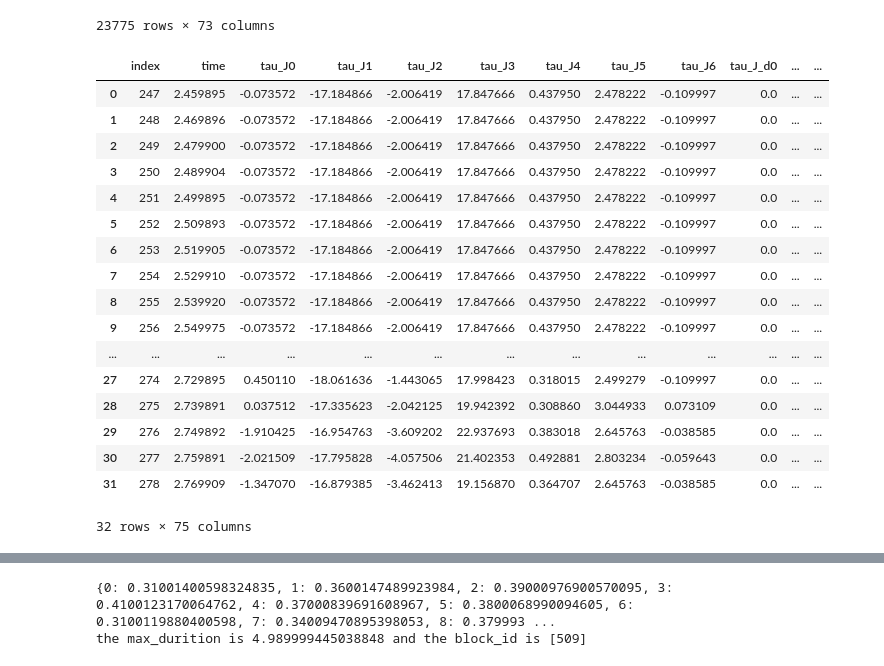
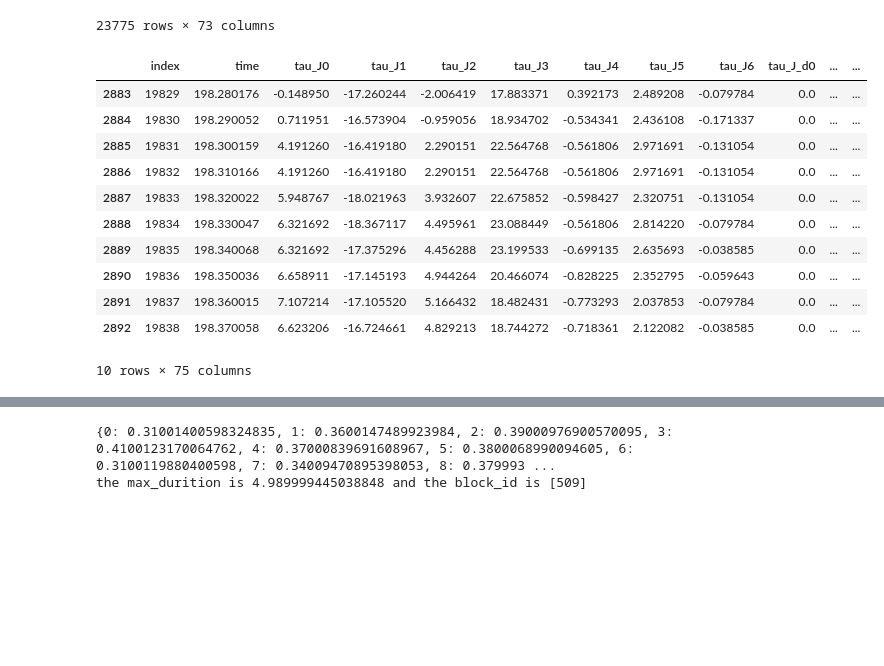
Before and after one commit to MindLabZHAW/tactileGestureDetection, a Jupyter notebook: Spectro_classify.ipynb, the cells around one changed output, grey strips where cells are left out. Cells and saved outputs as stored; diff of their text form; code cells hidden in the pictures; blank space fills up the shorter version.

```diff
--- a/Spectro_classify.ipynb
+++ b/Spectro_classify.ipynb
@@ -30,36 +30,31 @@ labeled_data
 # %%
 #验证 数据块分类是否正确代码
 labeled_data = pd.read_csv("DATA/tactile_dataset.csv")
 # labeled_data
 # labeled_data.columns.tolist()
 # # label_0_data = labeled_data[labeled_data['label'] == 1]
 # # print(label_0_data.head())
 
 # 只筛选出 touch_type 为 'ST' 的数据
-st_data = labeled_data[labeled_data['touch_type'] == 'DT' ]
-st_data[st_data['block_id']==0]
+st_data = labeled_data[labeled_data['touch_type'] == 'ST' ]
+# st_data
+st_data[st_data['block_id']==100]
 # 计算每个 (block_id, touch_type) 组合的出现次数
 # st_label_counts = st_data.groupby(['block_id', 'touch_type']).size()
 # st_label_counts
 # 计算每个 (block_id, touch_type) 组合的出现次数
 # label_counts = labeled_data.groupby(['block_id','touch_type']).size()
 # label_counts
 # %% [output]
 |  | index | time | tau_J0 | tau_J1 | tau_J2 | tau_J3 | tau_J4 | tau_J5 | tau_J6 | tau_J_d0 | ... | ... |
-| 0 | 247 | 2.459895 | -0.073572 | -17.184866 | -2.006419 | 17.847666 | 0.437950 | 2.478222 | -0.109997 | 0.0 | ... | ... |
-| 1 | 248 | 2.469896 | -0.073572 | -17.184866 | -2.006419 | 17.847666 | 0.437950 | 2.478222 | -0.109997 | 0.0 | ... | ... |
-| 2 | 249 | 2.479900 | -0.073572 | -17.184866 | -2.006419 | 17.847666 | 0.437950 | 2.478222 | -0.109997 | 0.0 | ... | ... |
-| 3 | 250 | 2.489904 | -0.073572 | -17.184866 | -2.006419 | 17.847666 | 0.437950 | 2.478222 | -0.109997 | 0.0 | ... | ... |
-| 4 | 251 | 2.499895 | -0.073572 | -17.184866 | -2.006419 | 17.847666 | 0.437950 | 2.478222 | -0.109997 | 0.0 | ... | ... |
-| 5 | 252 | 2.509893 | -0.073572 | -17.184866 | -2.006419 | 17.847666 | 0.437950 | 2.478222 | -0.109997 | 0.0 | ... | ... |
-| 6 | 253 | 2.519905 | -0.073572 | -17.184866 | -2.006419 | 17.847666 | 0.437950 | 2.478222 | -0.109997 | 0.0 | ... | ... |
-| 7 | 254 | 2.529910 | -0.073572 | -17.184866 | -2.006419 | 17.847666 | 0.437950 | 2.478222 | -0.109997 | 0.0 | ... | ... |
-| 8 | 255 | 2.539920 | -0.073572 | -17.184866 | -2.006419 | 17.847666 | 0.437950 | 2.478222 | -0.109997 | 0.0 | ... | ... |
-| 9 | 256 | 2.549975 | -0.073572 | -17.184866 | -2.006419 | 17.847666 | 0.437950 | 2.478222 | -0.109997 | 0.0 | ... | ... |
-| ... | ... | ... | ... | ... | ... | ... | ... | ... | ... | ... | ... | ... |
-| 27 | 274 | 2.729895 | 0.450110 | -18.061636 | -1.443065 | 17.998423 | 0.318015 | 2.499279 | -0.109997 | 0.0 | ... | ... |
-| 28 | 275 | 2.739891 | 0.037512 | -17.335623 | -2.042125 | 19.942392 | 0.308860 | 3.044933 | 0.073109 | 0.0 | ... | ... |
-| 29 | 276 | 2.749892 | -1.910425 | -16.954763 | -3.609202 | 22.937693 | 0.383018 | 2.645763 | -0.038585 | 0.0 | ... | ... |
-| 30 | 277 | 2.759891 | -2.021509 | -17.795828 | -4.057506 | 21.402353 | 0.492881 | 2.803234 | -0.059643 | 0.0 | ... | ... |
-| 31 | 278 | 2.769909 | -1.347070 | -16.879385 | -3.462413 | 19.156870 | 0.364707 | 2.645763 | -0.038585 | 0.0 | ... | ... |
+| 2883 | 19829 | 198.280176 | -0.148950 | -17.260244 | -2.006419 | 17.883371 | 0.392173 | 2.489208 | -0.079784 | 0.0 | ... | ... |
+| 2884 | 19830 | 198.290052 | 0.711951 | -16.573904 | -0.959056 | 18.934702 | -0.534341 | 2.436108 | -0.171337 | 0.0 | ... | ... |
+| 2885 | 19831 | 198.300159 | 4.191260 | -16.419180 | 2.290151 | 22.564768 | -0.561806 | 2.971691 | -0.131054 | 0.0 | ... | ... |
+| 2886 | 19832 | 198.310166 | 4.191260 | -16.419180 | 2.290151 | 22.564768 | -0.561806 | 2.971691 | -0.131054 | 0.0 | ... | ... |
+| 2887 | 19833 | 198.320022 | 5.948767 | -18.021963 | 3.932607 | 22.675852 | -0.598427 | 2.320751 | -0.131054 | 0.0 | ... | ... |
+| 2888 | 19834 | 198.330047 | 6.321692 | -18.367117 | 4.495961 | 23.088449 | -0.561806 | 2.814220 | -0.079784 | 0.0 | ... | ... |
+| 2889 | 19835 | 198.340068 | 6.321692 | -17.375296 | 4.456288 | 23.199533 | -0.699135 | 2.635693 | -0.038585 | 0.0 | ... | ... |
+| 2890 | 19836 | 198.350036 | 6.658911 | -17.145193 | 4.944264 | 20.466074 | -0.828225 | 2.352795 | -0.059643 | 0.0 | ... | ... |
+| 2891 | 19837 | 198.360015 | 7.107214 | -17.105520 | 5.166432 | 18.482431 | -0.773293 | 2.037853 | -0.079784 | 0.0 | ... | ... |
+| 2892 | 19838 | 198.370058 | 6.623206 | -16.724661 | 4.829213 | 18.744272 | -0.718361 | 2.122082 | -0.038585 | 0.0 | ... | ... |
-32 rows × 75 columns
+10 rows × 75 columns
```
Also changed, not shown: parts of 3 cells of this notebook.
